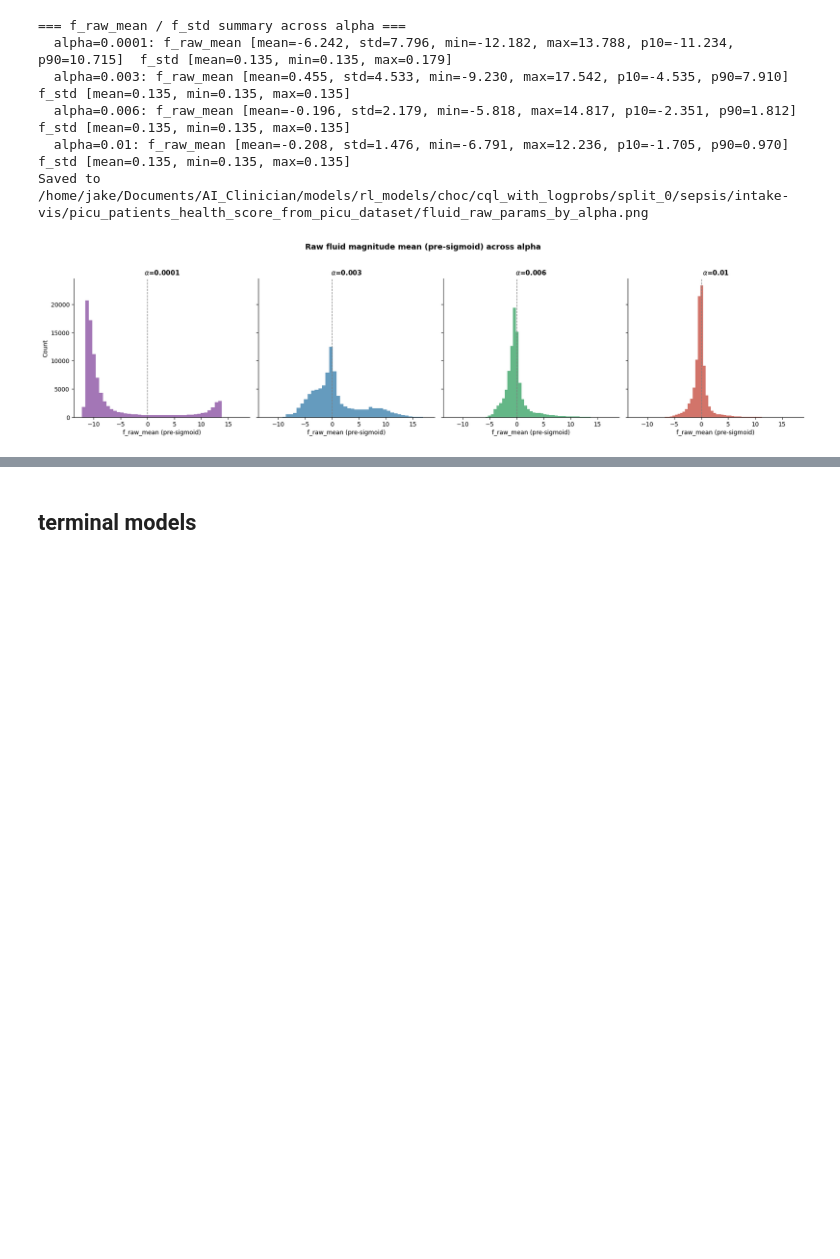
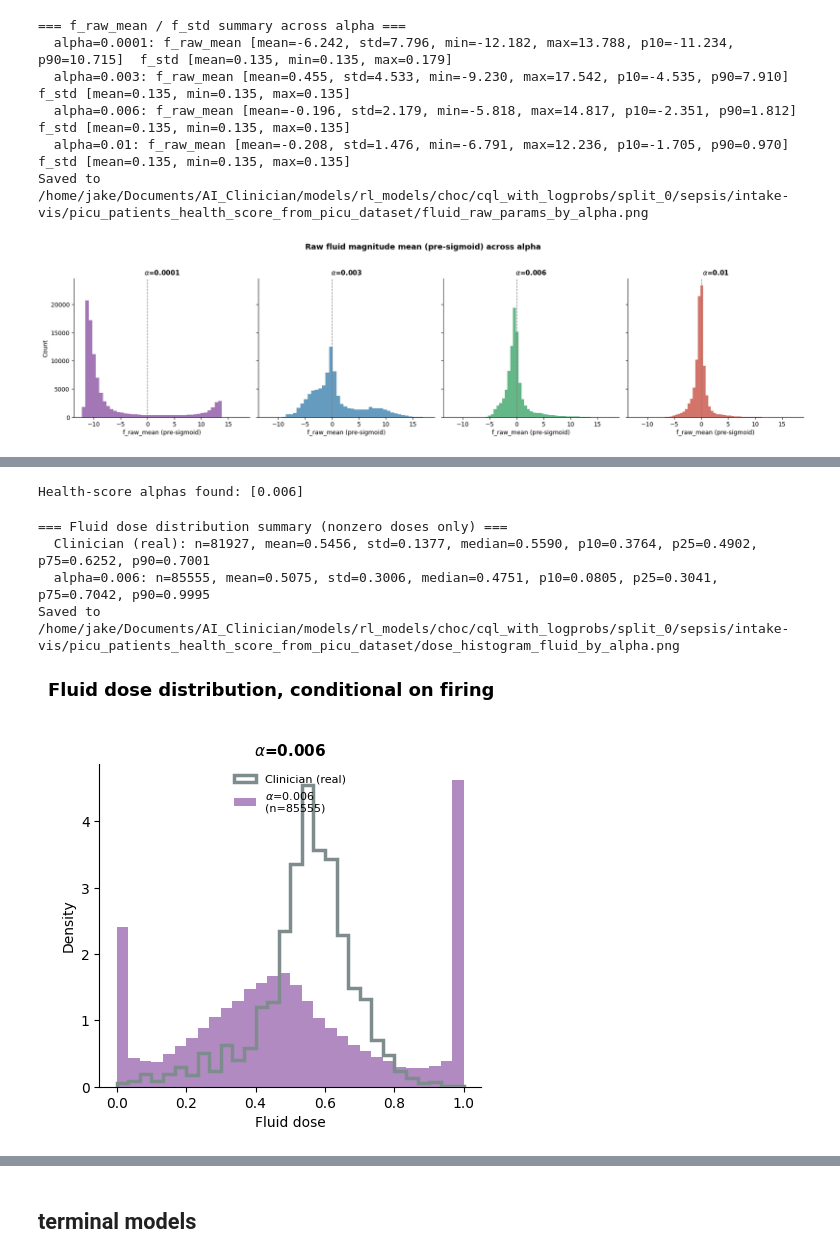
Before and after one commit to jakeormond/ai_clinician_pediatric_rl, a Jupyter notebook: src/rl/evaluate_cql_alpha_sweep.ipynb, the cells around one changed output, grey strips where cells are left out. Cells and saved outputs as stored; diff of their text form; code cells hidden in the pictures; blank space fills up the shorter version.

```diff
--- a/src/rl/evaluate_cql_alpha_sweep.ipynb
+++ b/src/rl/evaluate_cql_alpha_sweep.ipynb
@@ -427,0 +427,12 @@ Saved to /home/jake/Documents/AI_Clinician/models/rl_models/choc/cql_with_logpro
+# %%
+cql_health_score_fixed_alpha_model_dir = os.path.join(cql_model_dir, "health_score_change_only", "fixed_alpha_std_fix")
+cql_health_score_fixed_alpha_model_dirs = eval_cql.get_model_dirs(cql_health_score_fixed_alpha_model_dir)
+
+cql_health_score_fixed_alpha_models = []
+for model_dir in cql_health_score_fixed_alpha_model_dirs:
+    # load health score sarsa model
+    health_score_actor, health_score_critic, health_score_config_manager, health_score_hyperparams = \
+        etm.load_actor_and_critic(
+            model_dir=model_dir, model_type = 'cql', state_dim=state_dim,
+        )
+    cql_health_score_fixed_alpha_models.append((health_score_actor, health_score_critic, health_score_config_manager, health_score_hyperparams))
@@ -427,0 +453,26 @@ Saved to /home/jake/Documents/AI_Clinician/models/rl_models/choc/cql_with_logpro
+# %%
+# Build alpha -> model dicts for each CQL sweep, keyed by each model's own cql_alpha hyperparameter.
+# CQL tuples are (actor, critic, config_manager, hyperparams) -> hyperparams at index 3
+cql_health_score_by_alpha = {m[3]['cql_alpha']: m for m in cql_health_score_fixed_alpha_models}
+
+print("Health-score alphas found:", sorted(cql_health_score_by_alpha.keys()))
+# %% [output]
+Health-score alphas found: [0.006]
+# %%
+clinician_actions_val = processors['val'].rl_dataset["actions"]
+
+fig = dose_hist.plot_dose_histograms(
+    cql_health_score_by_alpha,
+    alphas_to_show=[0.006],
+    processor=processors['val'],
+    clinician_actions=clinician_actions_val,
+    dim=0, dim_name="Fluid",
+    get_actor_actions_fn=action_dist.get_actor_actions,
+    save_path=os.path.join(cql_model_dir, "dose_histogram_fluid_by_alpha.png"),
+)
+# %% [output]
+=== Fluid dose distribution summary (nonzero doses only) ===
+  Clinician (real): n=81927, mean=0.5456, std=0.1377, median=0.5590, p10=0.3764, p25=0.4902, p75=0.6252, p90=0.7001
+  alpha=0.006: n=85555, mean=0.5075, std=0.3006, median=0.4751, p10=0.0805, p25=0.3041, p75=0.7042, p90=0.9995
+Saved to /home/jake/Documents/AI_Clinician/models/rl_models/choc/cql_with_logprobs/split_0/sepsis/intake-vis/picu_patients_health_score_from_picu_dataset/dose_histogram_fluid_by_alpha.png
+[figure, added]
```
Also changed, not shown: parts of 4 cells of this notebook, 1 other file.
